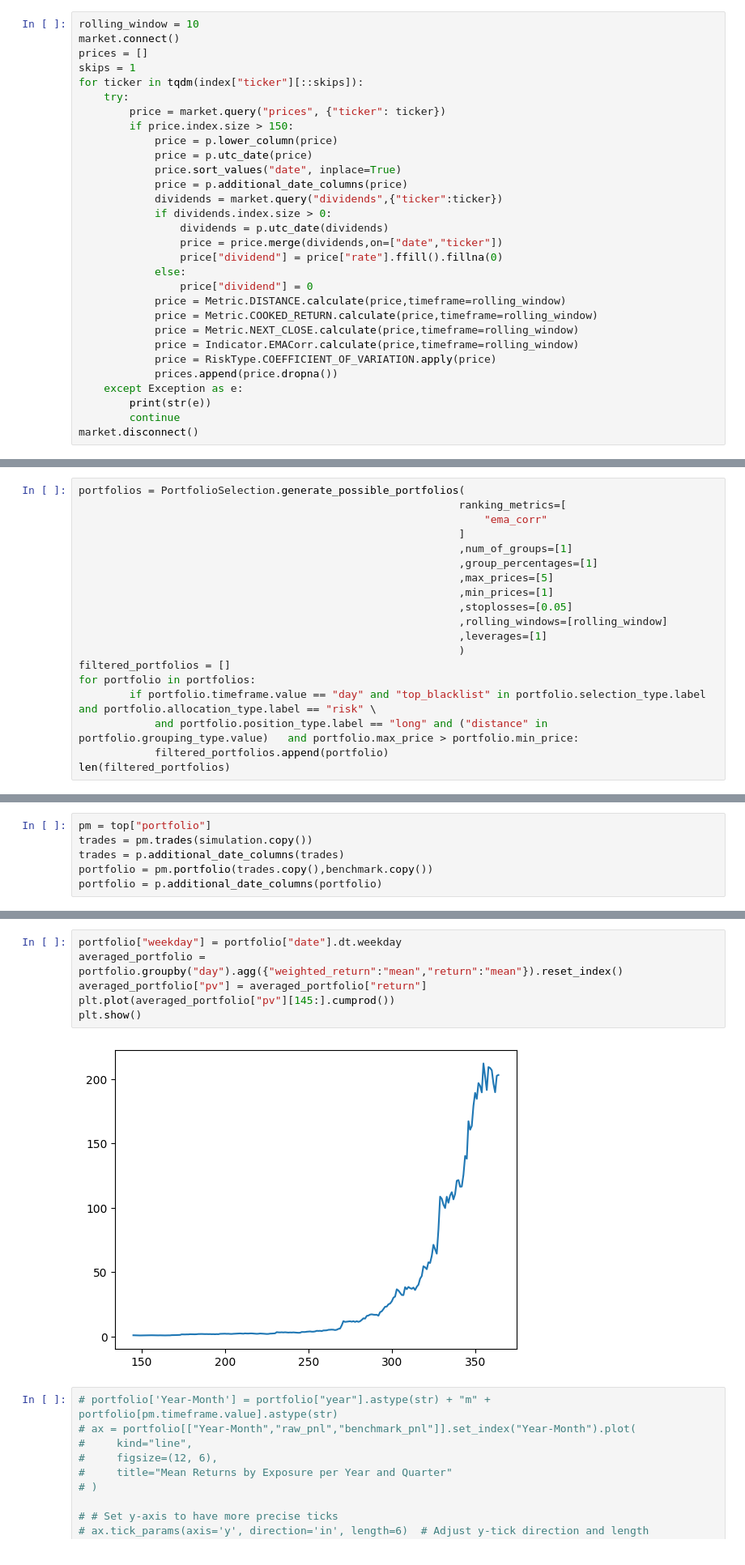
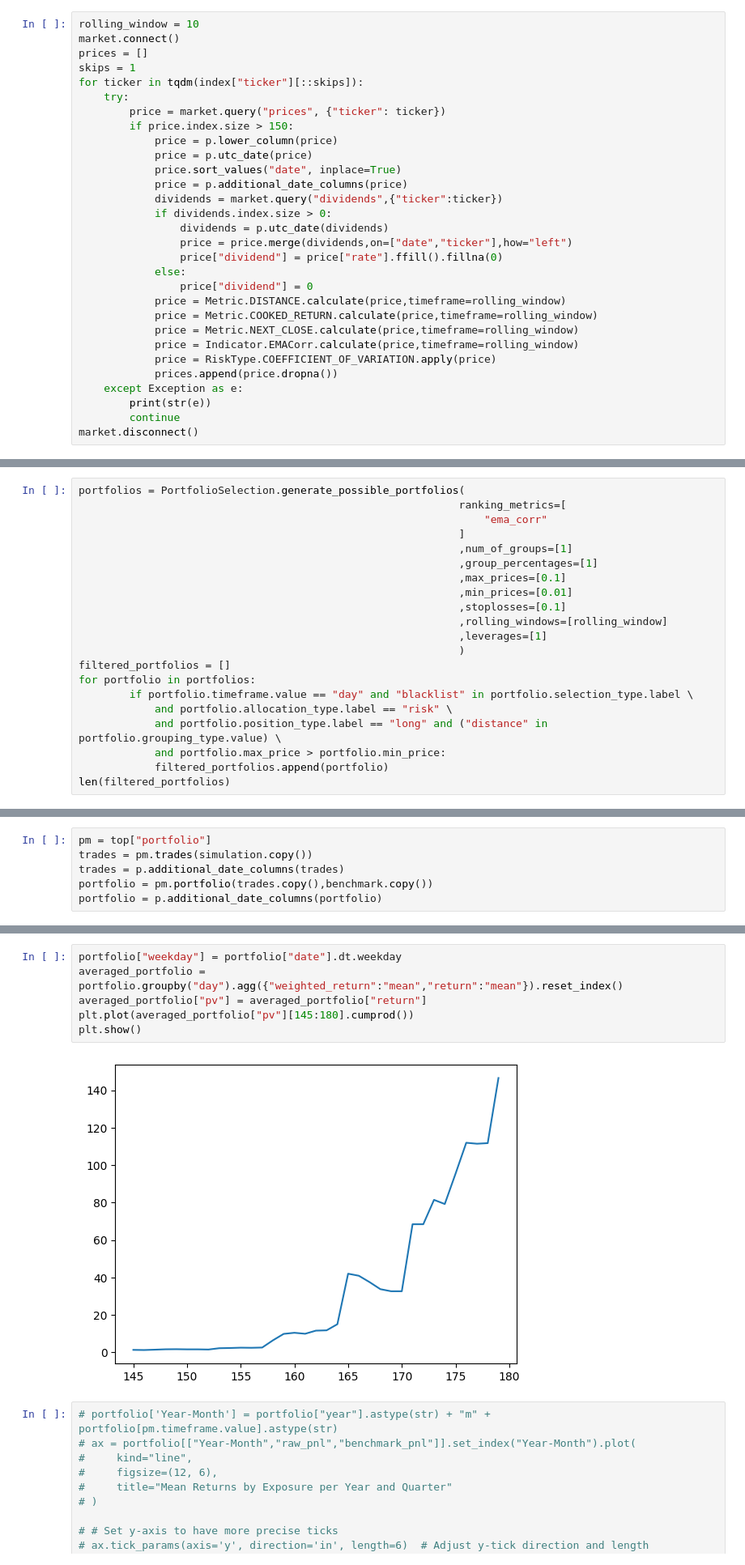
Before and after one commit to chung-ejy/orivault, a Jupyter notebook: studies/swing_trading_study/speculation_basic.ipynb, the cells around one changed output, grey strips where cells are left out. Shown at 81% size. Saved outputs shown, nothing was run; the diff lists cells and outputs as text.

```diff
--- a/studies/swing_trading_study/speculation_basic.ipynb
+++ b/studies/swing_trading_study/speculation_basic.ipynb
@@ -61,7 +61,7 @@ for ticker in tqdm(index["ticker"][::skips]):
             dividends = market.query("dividends",{"ticker":ticker})
             if dividends.index.size > 0:
                 dividends = p.utc_date(dividends)
-                price = price.merge(dividends,on=["date","ticker"])
+                price = price.merge(dividends,on=["date","ticker"],how="left")
                 price["dividend"] = price["rate"].ffill().fillna(0)
             else:
                 price["dividend"] = 0
@@ -99,16 +88,18 @@ portfolios = PortfolioSelection.generate_possible_portfolios(
                                                             ]
                                                             ,num_of_groups=[1]
                                                             ,group_percentages=[1]
-                                                            ,max_prices=[5]
-                                                            ,min_prices=[1]
-                                                            ,stoplosses=[0.05]
+                                                            ,max_prices=[0.1]
+                                                            ,min_prices=[0.01]
+                                                            ,stoplosses=[0.1]
                                                             ,rolling_windows=[rolling_window]
                                                             ,leverages=[1]
                                                             )
 filtered_portfolios = []
 for portfolio in portfolios:
-        if portfolio.timeframe.value == "day" and "top_blacklist" in portfolio.selection_type.label  and portfolio.allocation_type.label == "risk" \
-            and portfolio.position_type.label == "long" and ("distance" in portfolio.grouping_type.value)   and portfolio.max_price > portfolio.min_price:
+        if portfolio.timeframe.value == "day" and "blacklist" in portfolio.selection_type.label \
+            and portfolio.allocation_type.label == "risk" \
+            and portfolio.position_type.label == "long" and ("distance" in portfolio.grouping_type.value) \
+            and portfolio.max_price > portfolio.min_price:
             filtered_portfolios.append(portfolio)
 len(filtered_portfolios)
 # %% [output]
@@ -181,11 +175,11 @@ portfolio = p.additional_date_columns(portfolio)
 # %%
 portfolio["weekday"] = portfolio["date"].dt.weekday
 averaged_portfolio = portfolio.groupby("day").agg({"weighted_return":"mean","return":"mean"}).reset_index()
 averaged_portfolio["pv"] = averaged_portfolio["return"]
-plt.plot(averaged_portfolio["pv"][145:].cumprod())
+plt.plot(averaged_portfolio["pv"][145:180].cumprod())
 plt.show()
 # %% [output]
-[figure, old version]
+[figure, new version]
 # %%
 # portfolio['Year-Month'] = portfolio["year"].astype(str) + "m" + portfolio[pm.timeframe.value].astype(str)
 # ax = portfolio[["Year-Month","raw_pnl","benchmark_pnl"]].set_index("Year-Month").plot(
```
Also changed, not shown: parts of 9 cells of this notebook, 8 other files.
